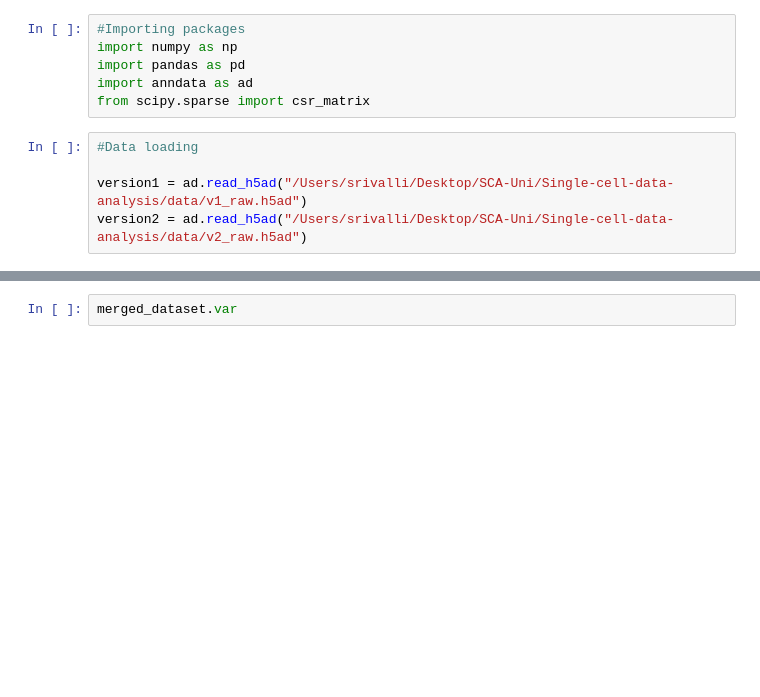
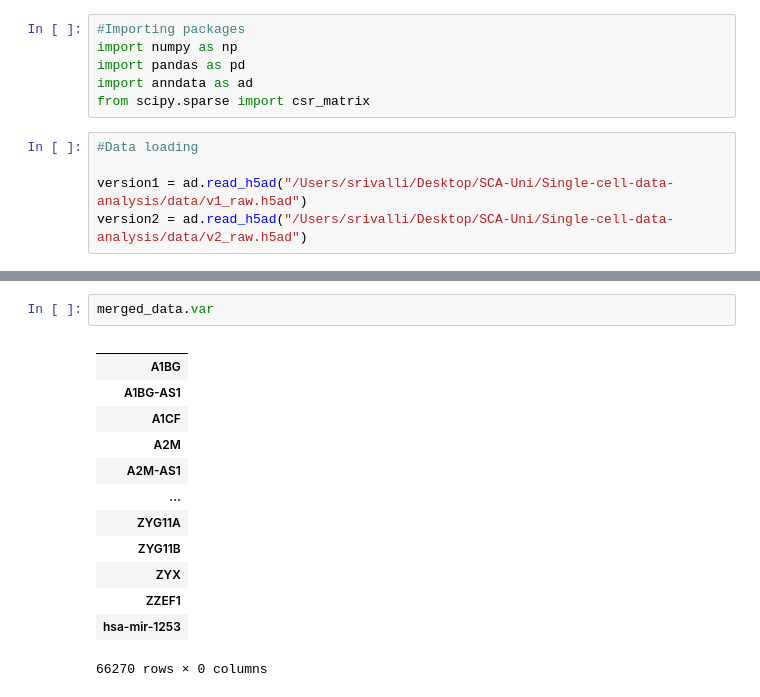
Before and after one commit to Talavera-Lopez-Lab/Single-cell-data-analysis, a Jupyter notebook: Cardiac_cell_analysis/merging_anndata.ipynb, the cells around one changed output, grey strips where cells are left out. Drawn from its saved outputs; the diff is of its cells as text; blank space fills up the shorter version.

```diff
--- a/Cardiac_cell_analysis/merging_anndata.ipynb
+++ b/Cardiac_cell_analysis/merging_anndata.ipynb
@@ -26,2 +82,16 @@ merged_dataset.obs
 # %%
-merged_dataset.var
+merged_data.var
+# %% [output]
+|  |
+| A1BG |
+| A1BG-AS1 |
+| A1CF |
+| A2M |
+| A2M-AS1 |
+| ... |
+| ZYG11A |
+| ZYG11B |
+| ZYX |
+| ZZEF1 |
+| hsa-mir-1253 |
+66270 rows × 0 columns
```
Also changed, not shown: parts of 17 cells of this notebook.
